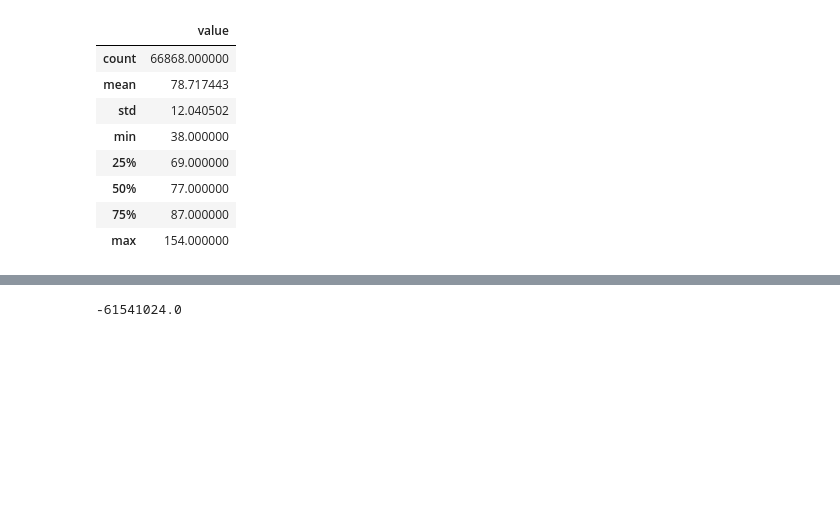
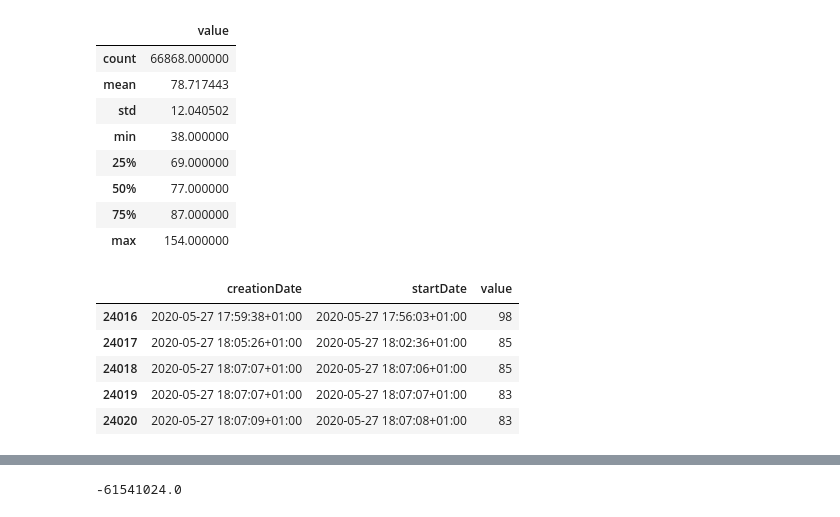
Before and after one commit to pbellot/Physio, a Jupyter notebook: explorationECG.ipynb, the cells around one changed output, grey strips where cells are left out. Cells and saved outputs as stored; diff of their text form; code cells hidden in the pictures; blank space fills up the shorter version.

```diff
--- a/explorationECG.ipynb
+++ b/explorationECG.ipynb
@@ -261,3 +261,12 @@ rythme.describe()
 | 50% | 77.000000 |
 | 75% | 87.000000 |
 | max | 154.000000 |
+# %%
+rythme.query('creationDate.dt.day==27').head()
+# %% [output]
+|  | creationDate | startDate | value |
+| 24016 | 2020-05-27 17:59:38+01:00 | 2020-05-27 17:56:03+01:00 | 98 |
+| 24017 | 2020-05-27 18:05:26+01:00 | 2020-05-27 18:02:36+01:00 | 85 |
+| 24018 | 2020-05-27 18:07:07+01:00 | 2020-05-27 18:07:06+01:00 | 85 |
+| 24019 | 2020-05-27 18:07:07+01:00 | 2020-05-27 18:07:07+01:00 | 83 |
+| 24020 | 2020-05-27 18:07:09+01:00 | 2020-05-27 18:07:08+01:00 | 83 |
```
Also changed, not shown: parts of 11 cells of this notebook.
